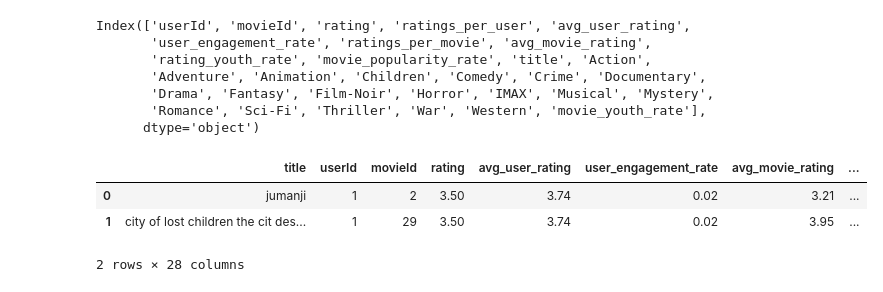
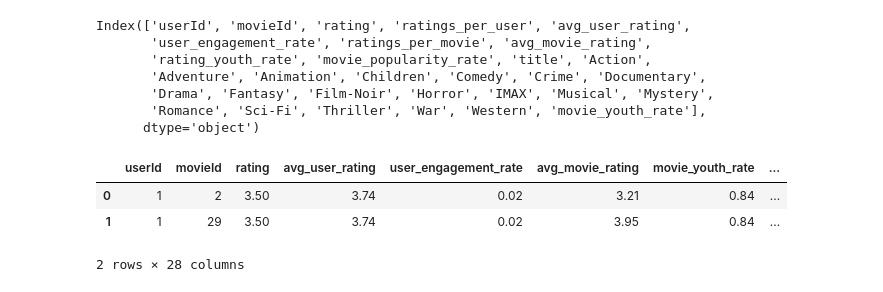
Before and after one commit to jcrigoni/grand_ml_project, a Jupyter notebook: Exploratory_Data_Analysis.ipynb, the cells around one changed output. Drawn from its saved outputs; the diff is of its cells as text; code cells hidden in the pictures.

```diff
--- a/Exploratory_Data_Analysis.ipynb
+++ b/Exploratory_Data_Analysis.ipynb
@@ -548,18 +533,18 @@ Index(['userId', 'movieId', 'rating', 'ratings_per_user', 'avg_user_rating',
        'Romance', 'Sci-Fi', 'Thriller', 'War', 'Western', 'movie_youth_rate'],
       dtype='object')
 # %%
-ordered_columns = ['title','userId', 'movieId', 'rating', 'avg_user_rating',
+ordered_columns = ['userId', 'movieId', 'rating', 'avg_user_rating',
        'user_engagement_rate', 'avg_movie_rating','movie_youth_rate',
-       'movie_popularity_rate', 'Action',
+       'movie_popularity_rate', 'title', 'Action',
        'Adventure', 'Animation', 'Children', 'Comedy', 'Crime', 'Documentary',
        'Drama', 'Fantasy', 'Film-Noir', 'Horror', 'IMAX', 'Musical', 'Mystery',
        'Romance', 'Sci-Fi', 'Thriller', 'War', 'Western']
 
 df_combined = df_combined[ordered_columns]
 
 df_combined.head(2)
 # %% [output]
-|  | title | userId | movieId | rating | avg_user_rating | user_engagement_rate | avg_movie_rating | ... |
-| 0 | jumanji | 1 | 2 | 3.50 | 3.74 | 0.02 | 3.21 | ... |
-| 1 | city of lost children the cit des... | 1 | 29 | 3.50 | 3.74 | 0.02 | 3.95 | ... |
+|  | userId | movieId | rating | avg_user_rating | user_engagement_rate | avg_movie_rating | movie_youth_rate | ... |
+| 0 | 1 | 2 | 3.50 | 3.74 | 0.02 | 3.21 | 0.84 | ... |
+| 1 | 1 | 29 | 3.50 | 3.74 | 0.02 | 3.95 | 0.84 | ... |
 2 rows × 28 columns
```
Also changed, not shown: parts of 27 cells of this notebook.
